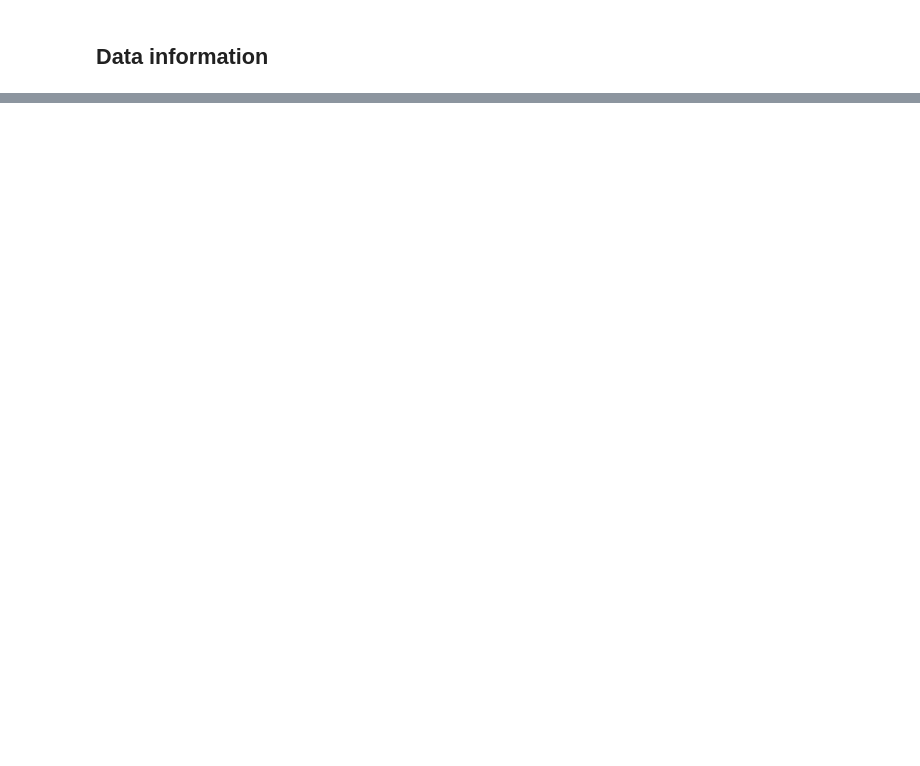
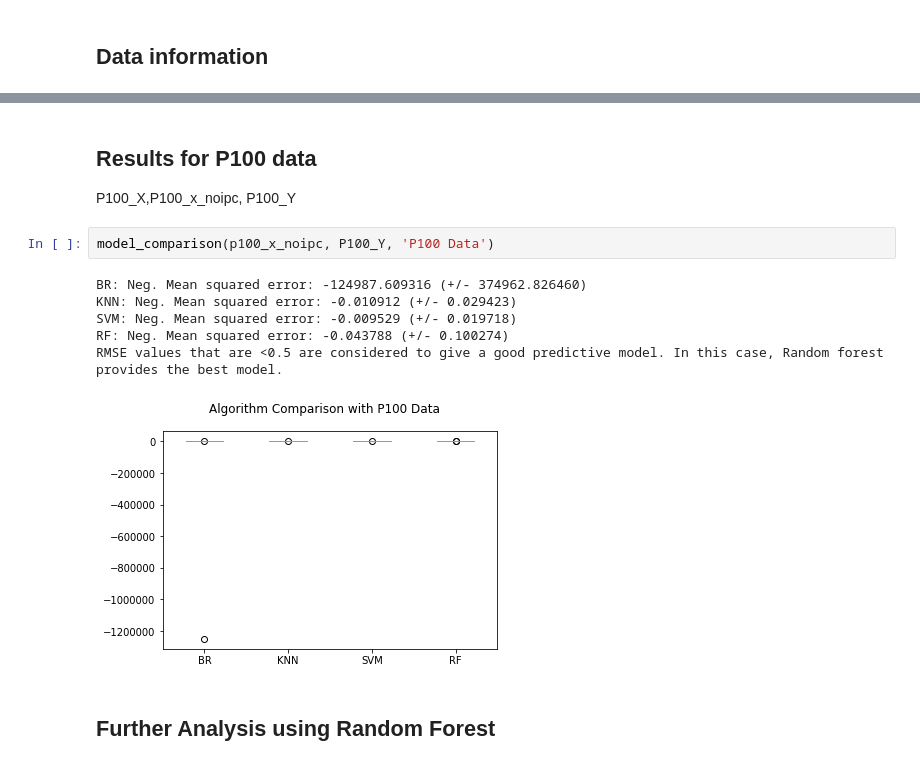
Before and after one commit to YulianaGomez/power, a Jupyter notebook: nvidia_gpus/all_apps/Full_Analysis.ipynb, the cells around one changed output, grey strips where cells are left out. Saved outputs shown, nothing was run; the diff lists cells and outputs as text; blank space fills up the shorter version.

```diff
--- a/nvidia_gpus/all_apps/Full_Analysis.ipynb
+++ b/nvidia_gpus/all_apps/Full_Analysis.ipynb
@@ -151,0 +437,14 @@ There are 29 kernels tested.
+# %% [markdown]
+## Results for P100 data
+P100_X,P100_x_noipc, P100_Y
+# %%
+model_comparison(p100_x_noipc, P100_Y, 'P100 Data')
+# %% [output]
+BR: Neg. Mean squared error: -124987.609316 (+/- 374962.826460)
+KNN: Neg. Mean squared error: -0.010912 (+/- 0.029423)
+SVM: Neg. Mean squared error: -0.009529 (+/- 0.019718)
+RF: Neg. Mean squared error: -0.043788 (+/- 0.100274)
+RMSE values that are <0.5 are considered to give a good predictive model. In this case, Random forest provides the best model.
+[figure, added]
+# %% [markdown]
+## Further Analysis using Random Forest
```
Also changed, not shown: parts of 66 cells of this notebook.
